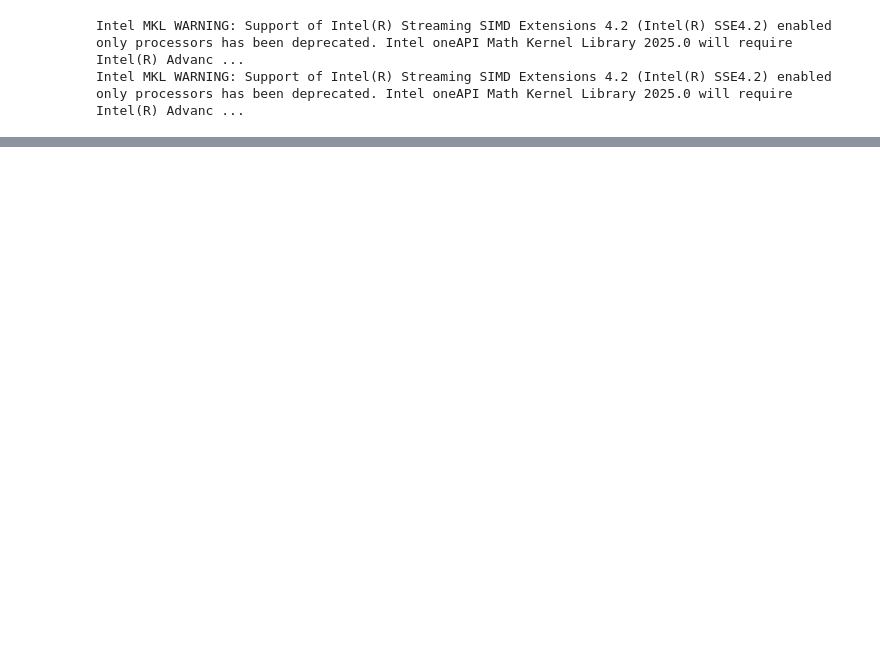
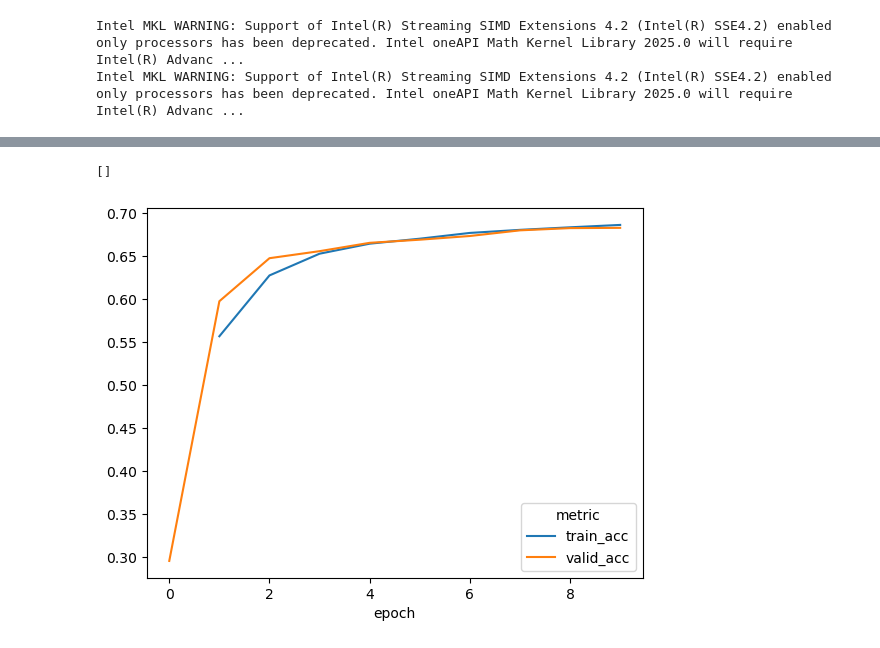
Before and after one commit to robgarct/cs224w, a Jupyter notebook: testing_end_to_end.ipynb, the cells around one changed output, grey strips where cells are left out. Drawn from its saved outputs; the diff is of its cells as text; code cells hidden in the pictures; blank space fills up the shorter version.

```diff
--- a/testing_end_to_end.ipynb
+++ b/testing_end_to_end.ipynb
@@ -20,0 +79,5 @@ train_dl, valid_dl, _ = get_data_loaders(graphs_path, batch_size=5, max_instance
+# %%
+stats_df[["train_acc", "valid_acc"]].iloc[:10].plot().plot()
+# %% [output]
+[]
+[figure, added]
```
Also changed, not shown: parts of 41 cells of this notebook, 4 other files.
